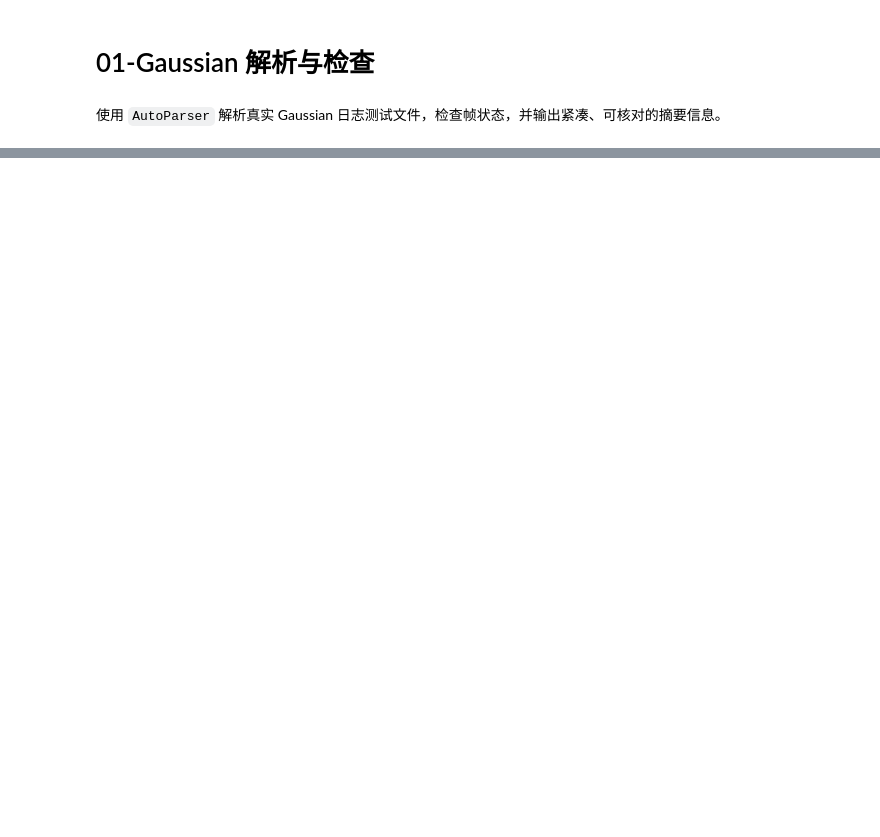
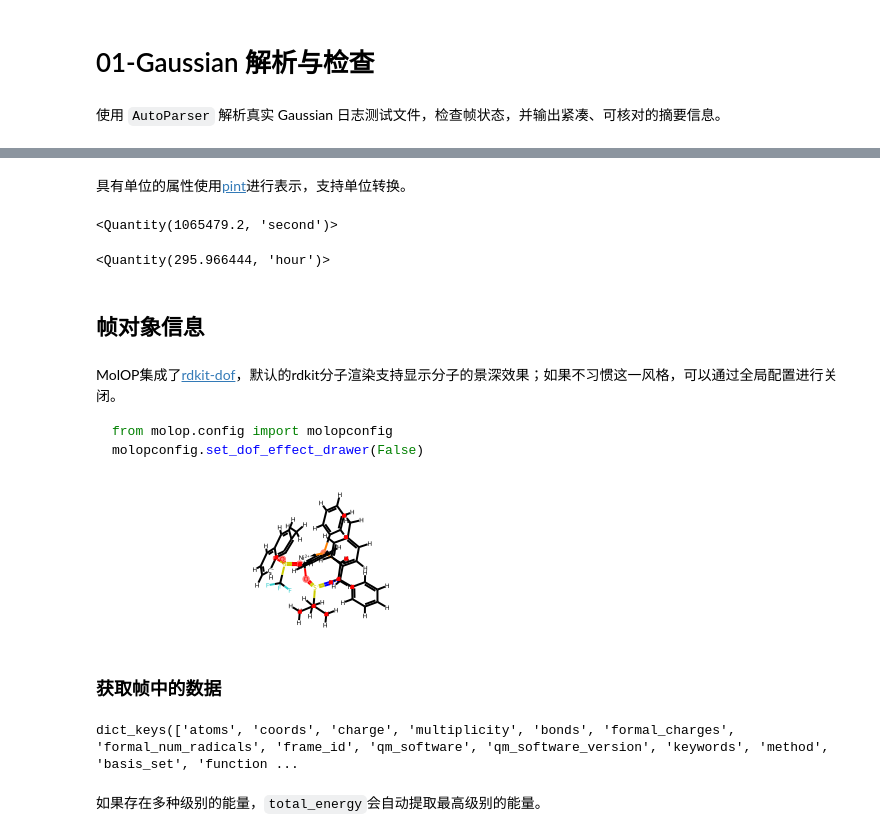
Before and after one commit to gentle1999/MolOP, a Jupyter notebook: docs/zh/examples/01-gaussian-parse-and-inspect.ipynb, the cells around one changed output, grey strips where cells are left out. Saved outputs shown, nothing was run; the diff lists cells and outputs as text; code cells hidden in the pictures; blank space fills up the shorter version.

````diff
--- a/docs/zh/examples/01-gaussian-parse-and-inspect.ipynb
+++ b/docs/zh/examples/01-gaussian-parse-and-inspect.ipynb
@@ -5,8 +5,6 @@
 # %%
 import os
 from pathlib import Path
-
-import pandas as pd
 
 os.environ.setdefault("TQDM_DISABLE", "1")
 
@@ -25,43 +23,10 @@ repo_root = find_repo_root()
 fixture_path = repo_root / "tests/test_files/g16log/2-TS1-Opt.log"
 relative_fixture_path = fixture_path.relative_to(repo_root)
 
-batch = AutoParser(str(fixture_path), n_jobs=1)
+batch = AutoParser(fixture_path.as_posix(), n_jobs=1)
 parsed_file = batch[0]
 last_frame = parsed_file[-1]
 
-print(f"Fixture: {relative_fixture_path.as_posix()}")
-print(f"Number of files parsed: {len(batch)}")
-print(f"Number of frames: {len(parsed_file)}")
-print(f"Last frame is TS: {last_frame.is_TS}")
-print(f"Last frame is normal: {last_frame.is_normal}")
-print(f"Last frame has error: {last_frame.is_error}")
-
-energy_quantity = getattr(getattr(last_frame, "energies", None), "total_energy", None)
-energy_hartree = None
-if energy_quantity is not None:
-    try:
-        energy_hartree = round(float(str(energy_quantity).split()[0]), 6)
-    except (TypeError, ValueError, IndexError):
-        try:
-            energy_hartree = round(float(energy_quantity), 6)
-        except (TypeError, ValueError):
-            energy_hartree = None
-
-summary_df = batch.to_summary_df()
-print(f"summary_df.shape: {summary_df.shape}")
-
-snippet_df = pd.DataFrame(
-    [
-        {
-            "fixture": relative_fixture_path.as_posix(),
-            "num_frames": len(parsed_file),
-            "is_ts": bool(last_frame.is_TS),
-            "is_normal": bool(last_frame.is_normal),
-            "is_error": bool(last_frame.is_error),
-            "total_energy_hartree": energy_hartree,
-        }
-    ]
-)
 print("summary_snippet:")
-print(snippet_df.head(1).to_string(index=False))
+parsed_file.to_summary_df()
 # %% [output]
@@ -77,0 +93,31 @@ tests/test_files/g16log/2-TS1-Opt.log         106  False       True     False
+# %% [markdown]
+具有单位的属性使用[pint](https://pint.readthedocs.io/en/stable/)进行表示，支持单位转换。
+# %%
+parsed_file.running_time
+# %% [output]
+<Quantity(1065479.2, 'second')>
+# %%
+parsed_file.running_time.to("h")
+# %% [output]
+<Quantity(295.966444, 'hour')>
+# %% [markdown]
+## 帧对象信息
+# %% [markdown]
+MolOP集成了[rdkit-dof](https://github.com/gentle1999/rdkit-dof)，默认的rdkit分子渲染支持显示分子的景深效果；如果不习惯这一风格，可以通过全局配置进行关闭。
+
+```python
+from molop.config import molopconfig
+molopconfig.set_dof_effect_drawer(False)
+```
+# %%
+last_frame.rdmol
+# %% [output]
+[figure, added]
+# %% [markdown]
+### 获取帧中的数据
+# %%
+last_frame.model_dump().keys()
+# %% [output]
+dict_keys(['atoms', 'coords', 'charge', 'multiplicity', 'bonds', 'formal_charges', 'formal_num_radicals', 'frame_id', 'qm_software', 'qm_software_version', 'keywords', 'method', 'basis_set', 'function ...
+# %% [markdown]
+如果存在多种级别的能量，`total_energy`会自动提取最高级别的能量。
````
Also changed, not shown: parts of 29 cells of this notebook, 2 other files.
